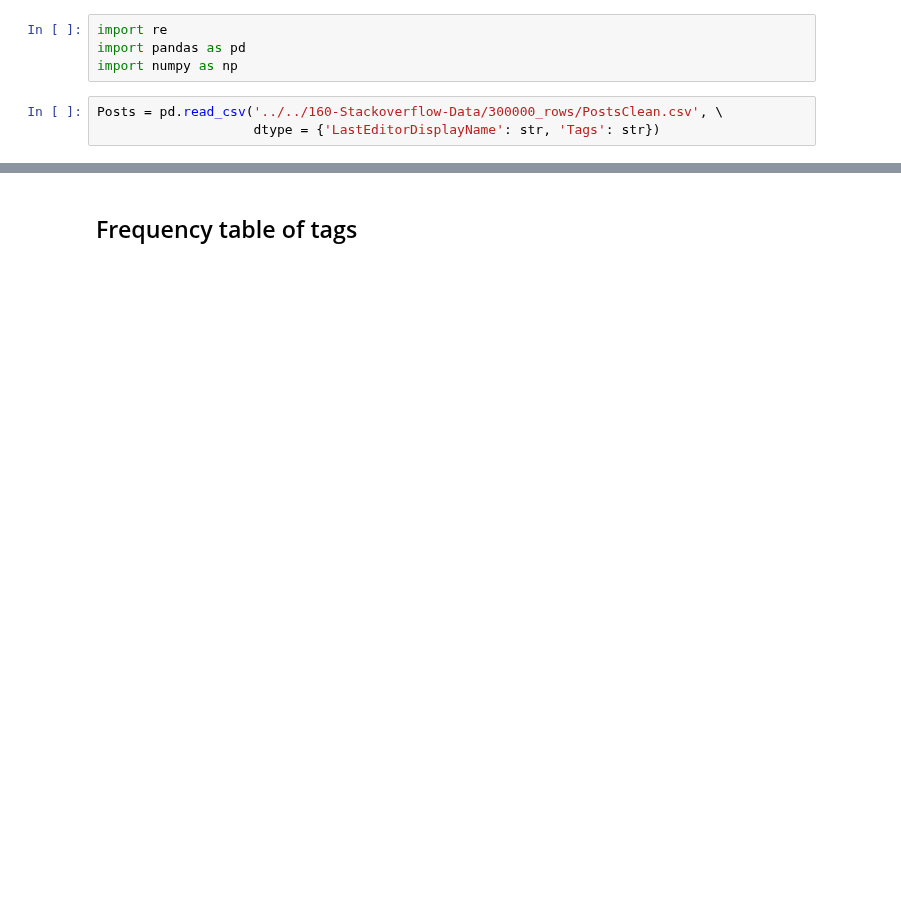
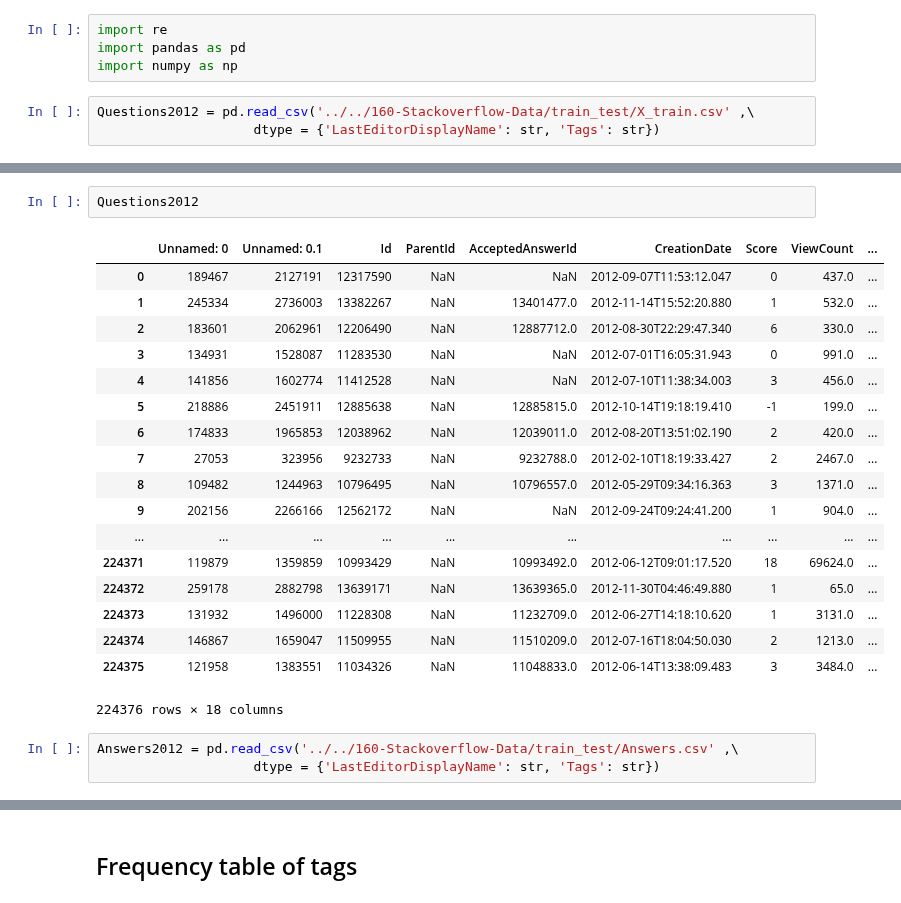
Before and after one commit to MaksimDan/160-Stackoverflow, a Jupyter notebook: source/eda/archive/User_Strength.ipynb, the cells around one changed output, grey strips where cells are left out. Drawn from its saved outputs; the diff is of its cells as text; blank space fills up the shorter version.

```diff
--- a/source/eda/archive/User_Strength.ipynb
+++ b/source/eda/archive/User_Strength.ipynb
@@ -3,5 +3,5 @@ import re
 import pandas as pd
 import numpy as np
 # %%
-Posts = pd.read_csv('../../160-Stackoverflow-Data/300000_rows/PostsClean.csv', \
+Questions2012 = pd.read_csv('../../160-Stackoverflow-Data/train_test/X_train.csv' ,\
                     dtype = {'LastEditorDisplayName': str, 'Tags': str})
@@ -38,0 +8,24 @@ Posts[Posts.Id == 48882635]
+# %%
+Questions2012
+# %% [output]
+|  | Unnamed: 0 | Unnamed: 0.1 | Id | ParentId | AcceptedAnswerId | CreationDate | Score | ViewCount | ... |
+| 0 | 189467 | 2127191 | 12317590 | NaN | NaN | 2012-09-07T11:53:12.047 | 0 | 437.0 | ... |
+| 1 | 245334 | 2736003 | 13382267 | NaN | 13401477.0 | 2012-11-14T15:52:20.880 | 1 | 532.0 | ... |
+| 2 | 183601 | 2062961 | 12206490 | NaN | 12887712.0 | 2012-08-30T22:29:47.340 | 6 | 330.0 | ... |
+| 3 | 134931 | 1528087 | 11283530 | NaN | NaN | 2012-07-01T16:05:31.943 | 0 | 991.0 | ... |
+| 4 | 141856 | 1602774 | 11412528 | NaN | NaN | 2012-07-10T11:38:34.003 | 3 | 456.0 | ... |
+| 5 | 218886 | 2451911 | 12885638 | NaN | 12885815.0 | 2012-10-14T19:18:19.410 | -1 | 199.0 | ... |
+| 6 | 174833 | 1965853 | 12038962 | NaN | 12039011.0 | 2012-08-20T13:51:02.190 | 2 | 420.0 | ... |
+| 7 | 27053 | 323956 | 9232733 | NaN | 9232788.0 | 2012-02-10T18:19:33.427 | 2 | 2467.0 | ... |
+| 8 | 109482 | 1244963 | 10796495 | NaN | 10796557.0 | 2012-05-29T09:34:16.363 | 3 | 1371.0 | ... |
+| 9 | 202156 | 2266166 | 12562172 | NaN | NaN | 2012-09-24T09:24:41.200 | 1 | 904.0 | ... |
+| ... | ... | ... | ... | ... | ... | ... | ... | ... | ... |
+| 224371 | 119879 | 1359859 | 10993429 | NaN | 10993492.0 | 2012-06-12T09:01:17.520 | 18 | 69624.0 | ... |
+| 224372 | 259178 | 2882798 | 13639171 | NaN | 13639365.0 | 2012-11-30T04:46:49.880 | 1 | 65.0 | ... |
+| 224373 | 131932 | 1496000 | 11228308 | NaN | 11232709.0 | 2012-06-27T14:18:10.620 | 1 | 3131.0 | ... |
+| 224374 | 146867 | 1659047 | 11509955 | NaN | 11510209.0 | 2012-07-16T18:04:50.030 | 2 | 1213.0 | ... |
+| 224375 | 121958 | 1383551 | 11034326 | NaN | 11048833.0 | 2012-06-14T13:38:09.483 | 3 | 3484.0 | ... |
+224376 rows × 18 columns
+# %%
+Answers2012 = pd.read_csv('../../160-Stackoverflow-Data/train_test/Answers.csv' ,\
+                    dtype = {'LastEditorDisplayName': str, 'Tags': str})
```
Also changed, not shown: parts of 22 cells of this notebook.
